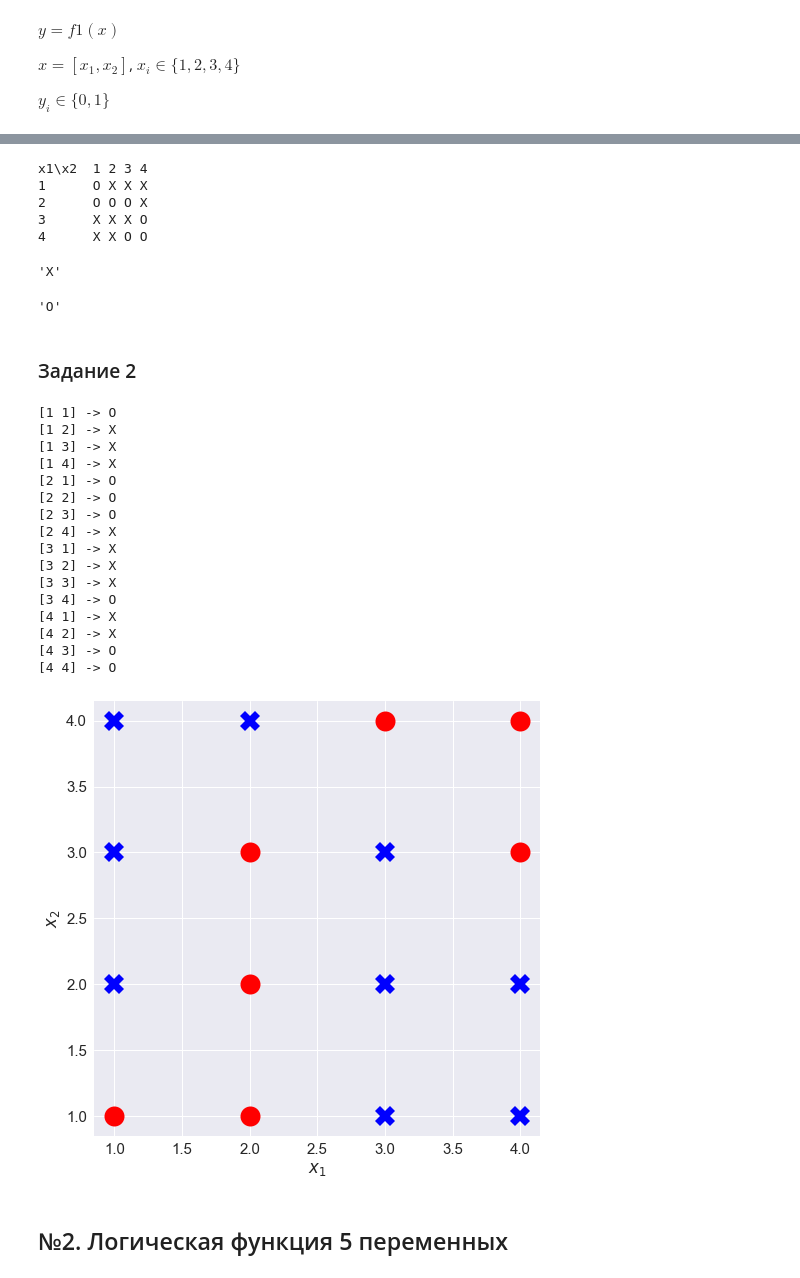
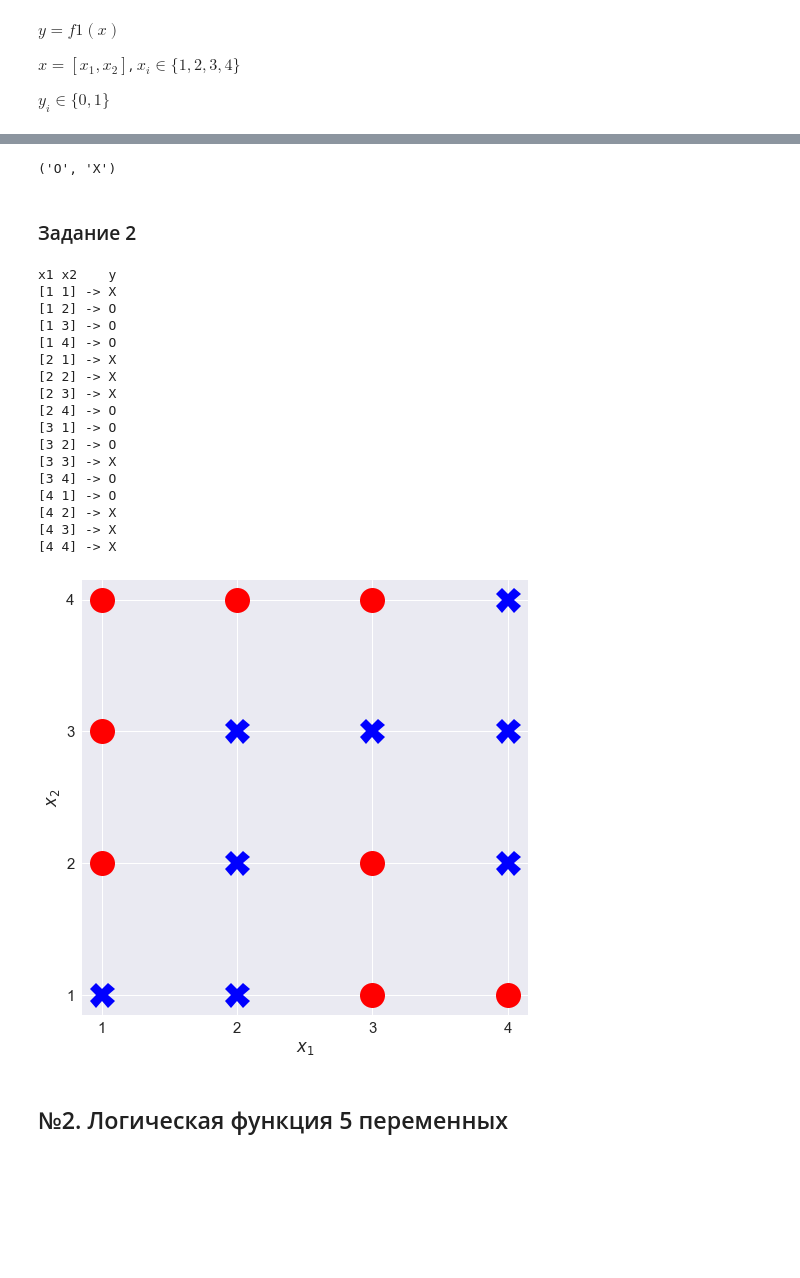
Before and after one commit to vaddya/neural-networks, a Jupyter notebook: lab0/code/lab0.ipynb, the cells around one changed output, grey strips where cells are left out. Drawn from its saved outputs; the diff is of its cells as text; code cells hidden in the pictures; blank space fills up the shorter version.

```diff
--- a/lab0/code/lab0.ipynb
+++ b/lab0/code/lab0.ipynb
@@ -27,0 +38,3 @@ map1 = np.array([['O' if rnd.random() > 0.5 else 'X' for i in range(4)] for j in
+# %%
+grid = np.array([['O' if np.random.random() > 0.5 else 'X' for i in range(4)] for j in range(4)])
+grid
@@ -28,7 +47,7 @@ map1 = np.array([['O' if rnd.random() > 0.5 else 'X' for i in range(4)] for j in
 # %%
-def f1(x):
+def fun(x):
     x = np.array(x)
     if len(x.shape) == 1:
-        return map1[x[0] - 1, x[1] - 1]
+        return grid[x[0] - 1, x[1] - 1]
     else:
-        return np.array([f1(xi) for xi in x])[np.newaxis].T
+        return np.array([fun(xi) for xi in x])[np.newaxis].T
@@ -46,56 +54,50 @@ def print_map1():
-# %%
-print_map1()
-# %% [output]
-x1\x2  1 2 3 4
-1      O X X X
-2      O O O X
-3      X X X O
-4      X X O O
 # %%
-f1(np.array([1, 2])) # x1 = 1, x2 = 2
+fun(np.array([1, 2])), fun([4, 4])
 # %% [output]
-'X'
+('O', 'X')
-# %%
-f1([4, 4]) # x1 = 4, x2 = 4
-# %% [output]
-'O'
 # %% [markdown]
 ### Задание 2
 # %%
-p_1 = np.reshape(np.transpose(np.meshgrid([1, 2, 3, 4], [1, 2, 3, 4])), (16, 2))
-t_1 = f1(p_1)
+P = np.array(list(itertools.product([1, 2, 3, 4], repeat=2)))
+T = fun(P)
 
-for i in range(len(p_1)):
-    print(p_1[i], '->', t_1[i][0])
+print('x1 x2    y')
+for i in range(len(P)):
+    print(P[i], '->', T[i][0])
 # %% [output]
-[1 1] -> O
-[1 2] -> X
-[1 3] -> X
-[1 4] -> X
-[2 1] -> O
-[2 2] -> O
-[2 3] -> O
-[2 4] -> X
-[3 1] -> X
-[3 2] -> X
+x1 x2    y
+[1 1] -> X
+[1 2] -> O
+[1 3] -> O
+[1 4] -> O
+[2 1] -> X
+[2 2] -> X
+[2 3] -> X
+[2 4] -> O
+[3 1] -> O
+[3 2] -> O
 [3 3] -> X
 [3 4] -> O
-[4 1] -> X
+[4 1] -> O
 [4 2] -> X
-[4 3] -> O
-[4 4] -> O
+[4 3] -> X
+[4 4] -> X
 # %%
-fig = plt.figure(figsize=(8, 8))
-for i in range(len(p_1)):
-    [x1, x2] = p_1[i]
-    y = t_1[i][0]
+plt.figure(figsize=(8, 8))
+for i in range(len(P)):
+    x1, x2 = P[i]
+    y = T[i][0]
     m = 'X' if y == 'X' else 'o'
-    plt.plot(x1, x2, m, markersize=20, color=('r' if y == 'O' else 'b'))
+    c = 'r' if y == 'O' else 'b'
+    plt.plot(x1, x2, m, markersize=25, color=c)
+plt.xticks([1, 2, 3, 4])
+plt.yticks([1, 2, 3, 4])
 plt.xlabel('$x_1$')
 plt.ylabel('$x_2$')
+save()
 plt.show()
 # %% [output]
-[figure, old version]
+[figure, new version]
 # %% [markdown]
 ## №2. Логическая функция 5 переменных
 # %% [markdown]
```
Also changed, not shown: parts of 77 cells of this notebook.
